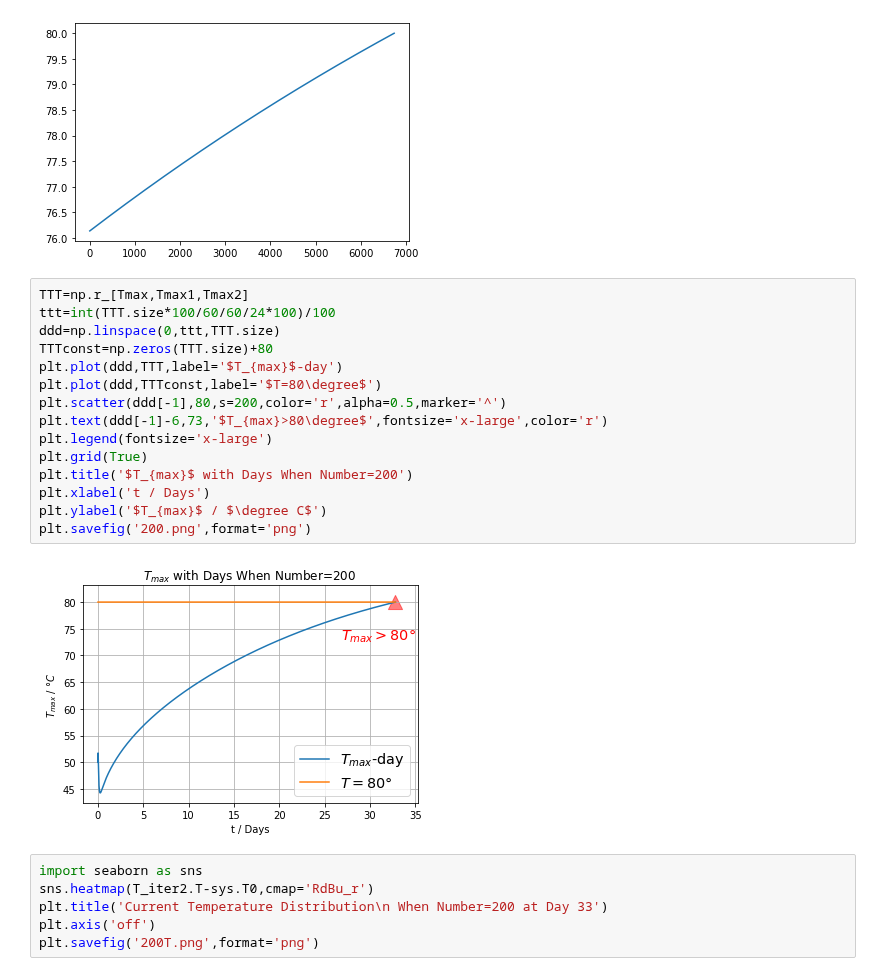
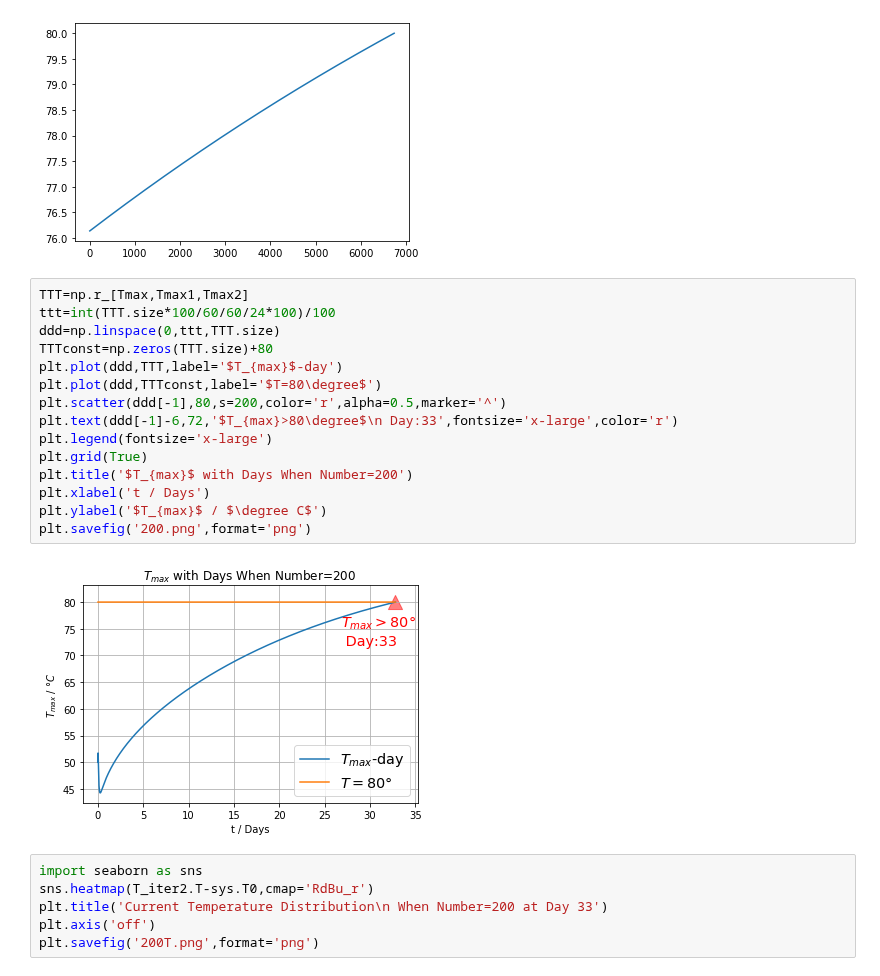
Before and after one commit to cherose2004/learning, a Jupyter notebook: project/MathorCup/heat200.ipynb, the cells around one changed output. Cells and saved outputs as stored; diff of their text form.

```diff
--- a/project/MathorCup/heat200.ipynb
+++ b/project/MathorCup/heat200.ipynb
@@ -80,20 +80,20 @@ plt.plot(Tmax2)
 # %%
 TTT=np.r_[Tmax,Tmax1,Tmax2]
 ttt=int(TTT.size*100/60/60/24*100)/100
 ddd=np.linspace(0,ttt,TTT.size)
 TTTconst=np.zeros(TTT.size)+80
 plt.plot(ddd,TTT,label='$T_{max}$-day')
 plt.plot(ddd,TTTconst,label='$T=80\degree$')
 plt.scatter(ddd[-1],80,s=200,color='r',alpha=0.5,marker='^')
-plt.text(ddd[-1]-6,73,'$T_{max}>80\degree$',fontsize='x-large',color='r')
+plt.text(ddd[-1]-6,72,'$T_{max}>80\degree$\n Day:33',fontsize='x-large',color='r')
 plt.legend(fontsize='x-large')
 plt.grid(True)
 plt.title('$T_{max}$ with Days When Number=200')
 plt.xlabel('t / Days')
 plt.ylabel('$T_{max}$ / $\degree C$')
 plt.savefig('200.png',format='png')
 # %% [output]
-[figure, old version]
+[figure, new version]
 # %%
 import seaborn as sns
 sns.heatmap(T_iter2.T-sys.T0,cmap='RdBu_r')
```
Also changed, not shown: parts of 1 cell of this notebook, 8 other files.
